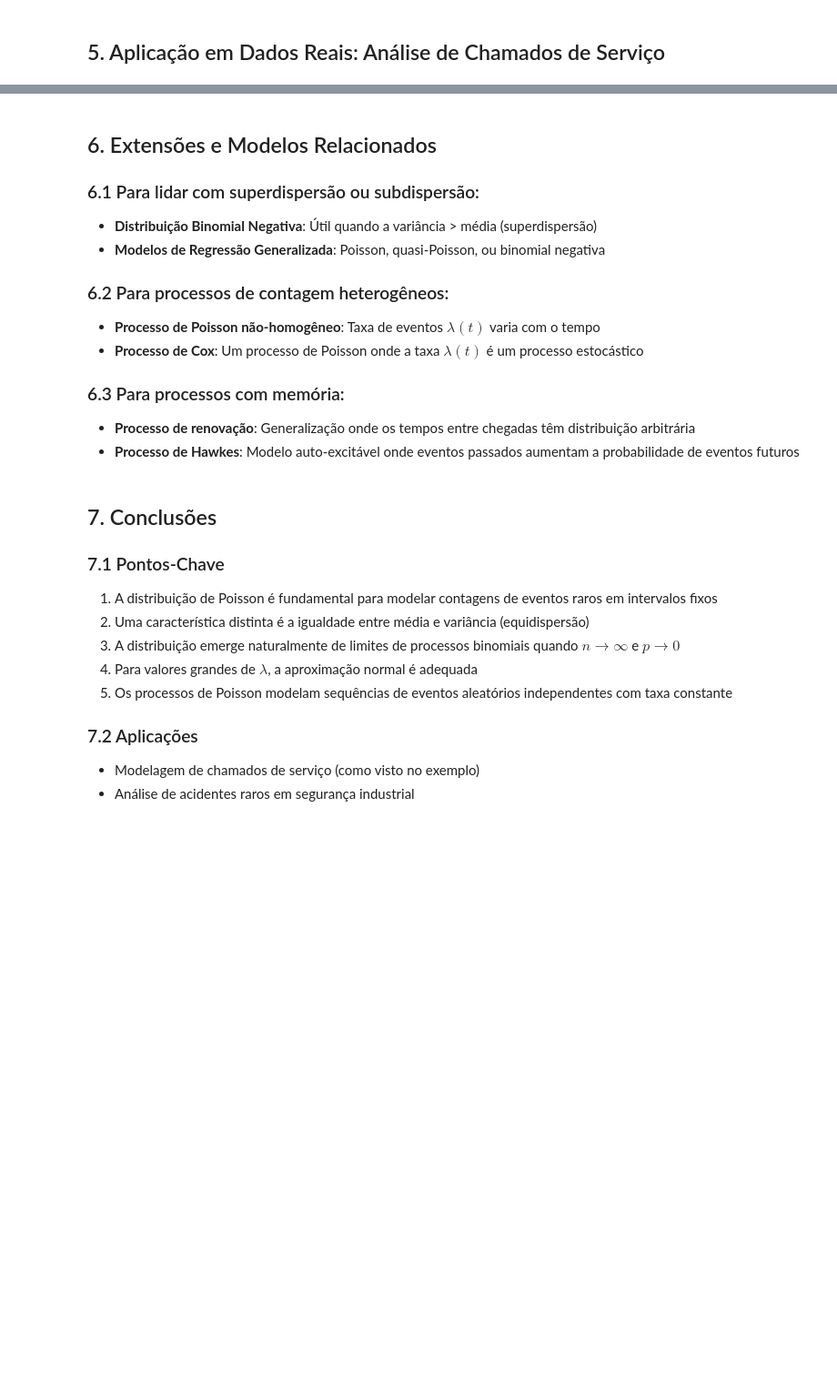
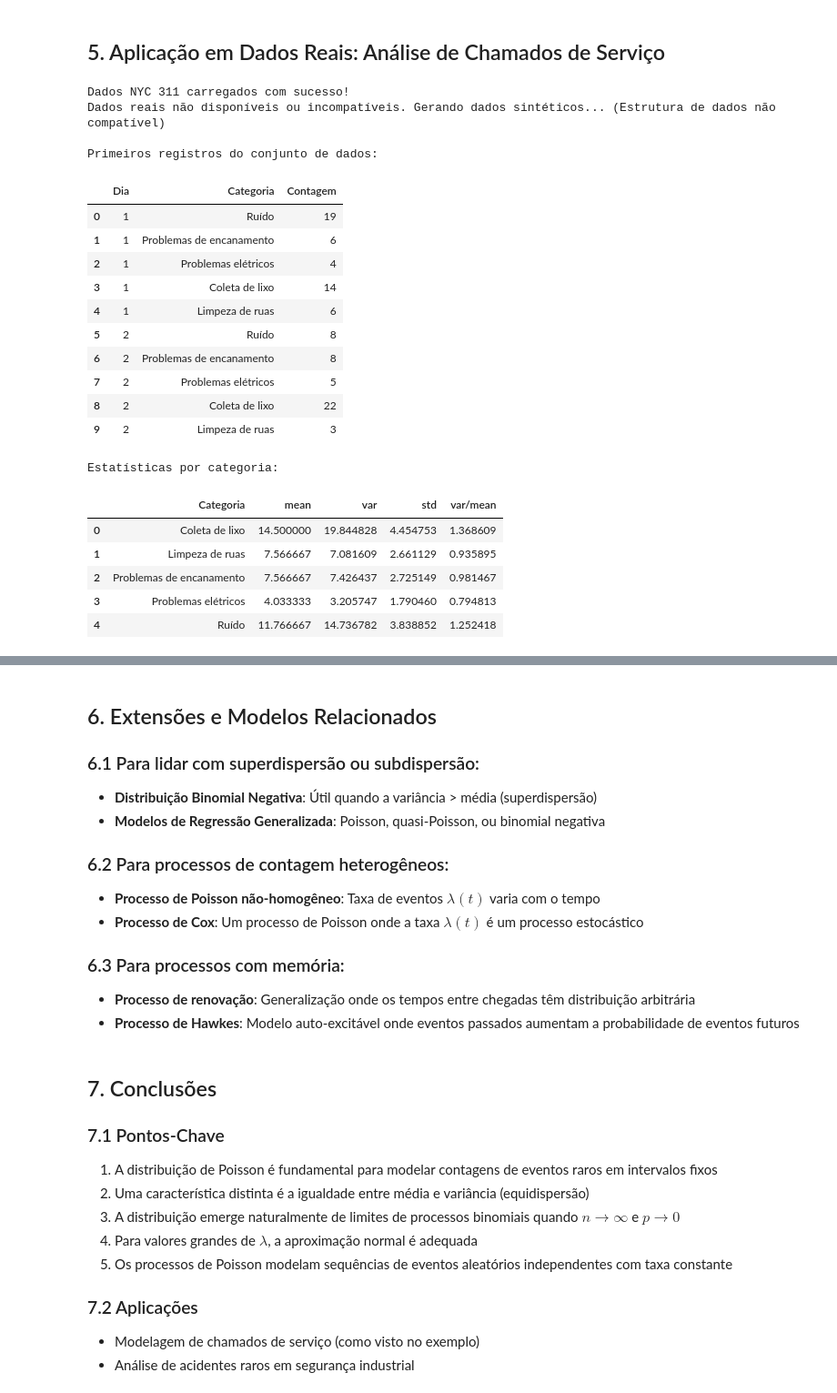
Before and after one commit to jesseff20/statistics-for-data, a Jupyter notebook: notebooks/01_probability/poisson_counts.ipynb, the cells around one changed output, grey strips where cells are left out. Shown at 91% size. Drawn from its saved outputs; the diff is of its cells as text; code cells hidden in the pictures; blank space fills up the shorter version.

```diff
--- a/notebooks/01_probability/poisson_counts.ipynb
+++ b/notebooks/01_probability/poisson_counts.ipynb
@@ -445,8 +498,30 @@ try:
     nyc_data = pd.read_csv(os.path.join(project_root, 'data', 'external', 'nyc_311.csv'))
     print("Dados NYC 311 carregados com sucesso!")
     use_real_data = True
-except:
-    print("Dados reais não disponíveis. Gerando dados sintéticos...")
+
+    # Processar dados reais
+    # Aqui você poderia processar os dados do NYC como desejar
+    # Por simplicidade, vamos criar um DataFrame semelhante ao sintético
+    # Suponhamos que nyc_data tenha colunas como 'Created Date', 'Complaint Type', etc.
+
+    # Extrair os primeiros registros para demonstração
+    if 'Complaint Type' in nyc_data.columns:
+        # Se os dados reais tiverem a estrutura esperada
+        sample_data = nyc_data.sample(100)  # Usar uma amostra dos dados
+        calls_df = pd.DataFrame({
+            'Dia': range(1, len(sample_data) + 1),  # Simplificação para demonstração
+            'Categoria': sample_data['Complaint Type'],
+            'Contagem': 1  # Cada registro representa uma ocorrência
+        })
+        # Agregar contagens por dia e categoria
+        calls_df = calls_df.groupby(['Dia', 'Categoria']).sum().reset_index()
+    else:
+        # Se os dados não tiverem a estrutura esperada, criar dados sintéticos
+        use_real_data = False
+        raise ValueError("Estrutura de dados não compatível")
+
+except Exception as e:
+    print(f"Dados reais não disponíveis ou incompatíveis. Gerando dados sintéticos... ({str(e)})")
     use_real_data = False
 
     # Gerar dados sintéticos
@@ -476,41 +551,56 @@ except:
     # Gerar contagens diárias por categoria
     data = []
 
     for day in range(1, n_days + 1):
         for category in categories:
             # Introduzir alguma variabilidade nas taxas
             rate = category_rates[category] * (0.9 + 0.2 * np.random.random())
 
             # Gerar contagem de chamados usando Poisson
             count = np.random.poisson(rate)
 
             data.append({
                 'Dia': day,
                 'Categoria': category,
                 'Contagem': count
             })
 
     # Criar DataFrame
     calls_df = pd.DataFrame(data)
-else:
-    # Processar dados reais (se disponíveis)
-    # Código para processar dados reais aqui
-    calls_df = None  # substituir com processamento real
-
-# Utilizar dados sintéticos se dados reais não estiverem disponíveis ou processados
-if calls_df is None:
-    calls_df = pd.DataFrame(data)
 
 # Mostrar os primeiros registros
 print("\nPrimeiros registros do conjunto de dados:")
 display(calls_df.head(10))
 
 # Estatísticas por categoria
 summary = calls_df.groupby('Categoria')['Contagem'].agg(['mean', 'var', 'std']).reset_index()
 summary['var/mean'] = summary['var'] / summary['mean']
 
 print("\nEstatísticas por categoria:")
 display(summary)
+# %% [output]
+Dados NYC 311 carregados com sucesso!
+Dados reais não disponíveis ou incompatíveis. Gerando dados sintéticos... (Estrutura de dados não compatível)
+
+Primeiros registros do conjunto de dados:
+|  | Dia | Categoria | Contagem |
+| 0 | 1 | Ruído | 19 |
+| 1 | 1 | Problemas de encanamento | 6 |
+| 2 | 1 | Problemas elétricos | 4 |
+| 3 | 1 | Coleta de lixo | 14 |
+| 4 | 1 | Limpeza de ruas | 6 |
+| 5 | 2 | Ruído | 8 |
+| 6 | 2 | Problemas de encanamento | 8 |
+| 7 | 2 | Problemas elétricos | 5 |
+| 8 | 2 | Coleta de lixo | 22 |
+| 9 | 2 | Limpeza de ruas | 3 |
+Estatísticas por categoria:
+|  | Categoria | mean | var | std | var/mean |
+| 0 | Coleta de lixo | 14.500000 | 19.844828 | 4.454753 | 1.368609 |
+| 1 | Limpeza de ruas | 7.566667 | 7.081609 | 2.661129 | 0.935895 |
+| 2 | Problemas de encanamento | 7.566667 | 7.426437 | 2.725149 | 0.981467 |
+| 3 | Problemas elétricos | 4.033333 | 3.205747 | 1.790460 | 0.794813 |
+| 4 | Ruído | 11.766667 | 14.736782 | 3.838852 | 1.252418 |
 # %%
 class PoissonModelTester:
     """Classe para testar ajuste do modelo de Poisson em dados reais."""
```
Also changed, not shown: parts of 9 cells of this notebook, 7 other files.
